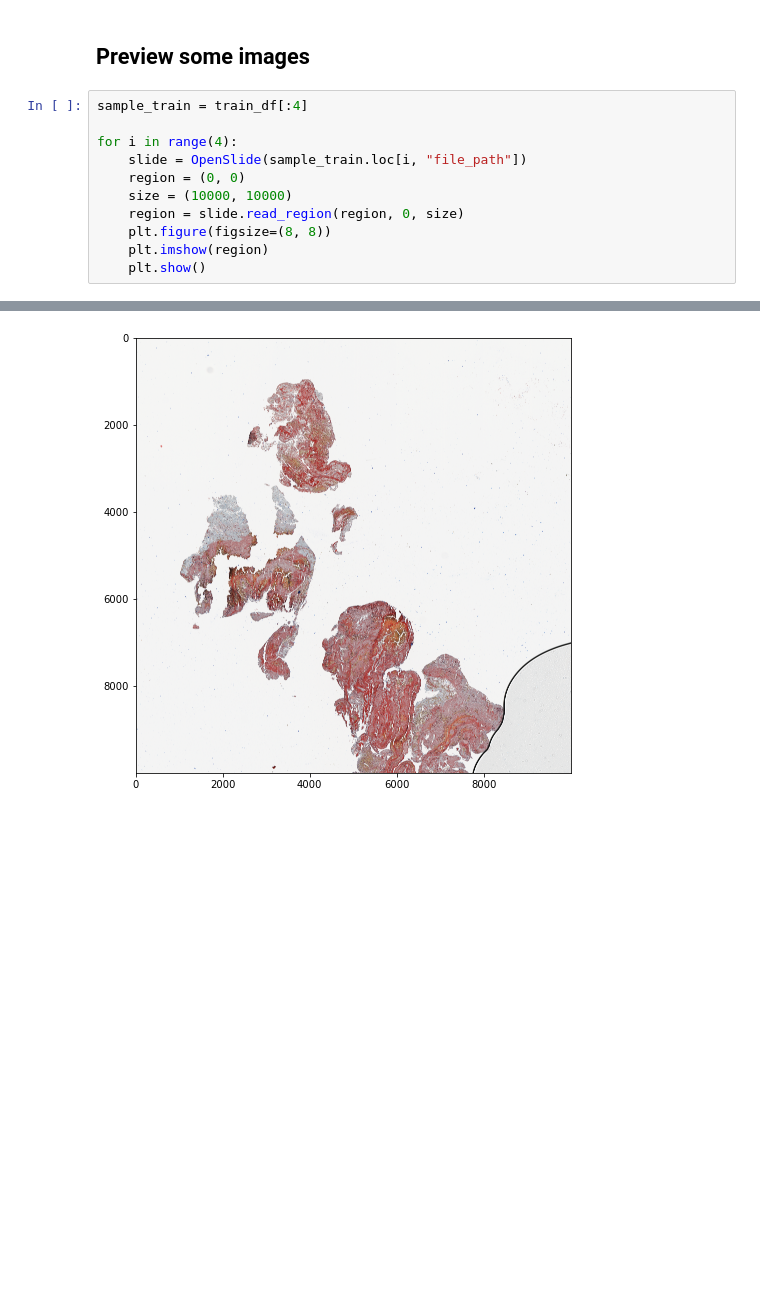
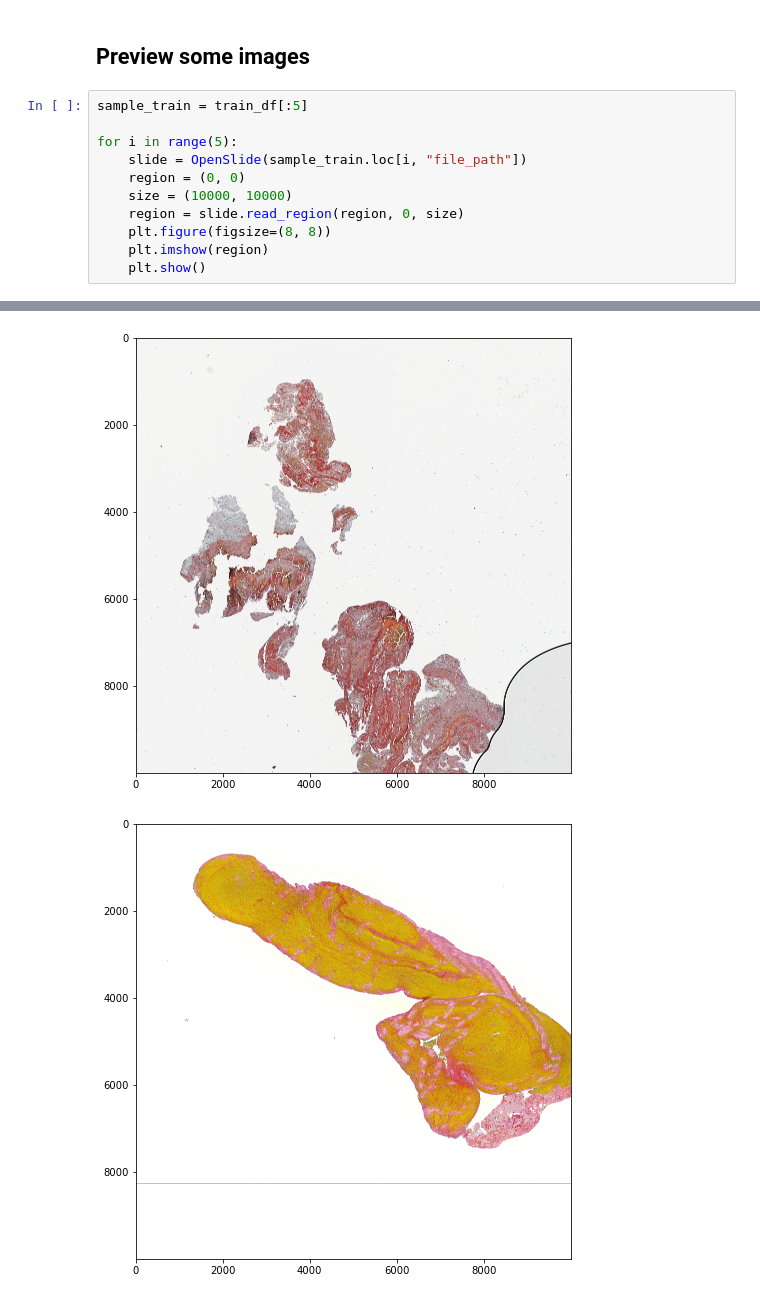
Before and after one commit to samoliver3/capstone-STRIP-AI, a Jupyter notebook: og_data_modeling.ipynb, the cells around one changed output, grey strips where cells are left out. Saved outputs shown, nothing was run; the diff lists cells and outputs as text; blank space fills up the shorter version.

```diff
--- a/og_data_modeling.ipynb
+++ b/og_data_modeling.ipynb
@@ -79,18 +80,19 @@ from openslide import OpenSlide
 # %% [markdown]
 ## Preview some images
 # %%
-sample_train = train_df[:4]
+sample_train = train_df[:5]
 
-for i in range(4):
+for i in range(5):
     slide = OpenSlide(sample_train.loc[i, "file_path"])
     region = (0, 0)
     size = (10000, 10000)
     region = slide.read_region(region, 0, size)
     plt.figure(figsize=(8, 8))
     plt.imshow(region)
     plt.show()
 # %% [output]
 [figure]
 [figure]
 [figure]
 [figure]
+[figure, added]
```
Also changed, not shown: parts of 35 cells of this notebook.
